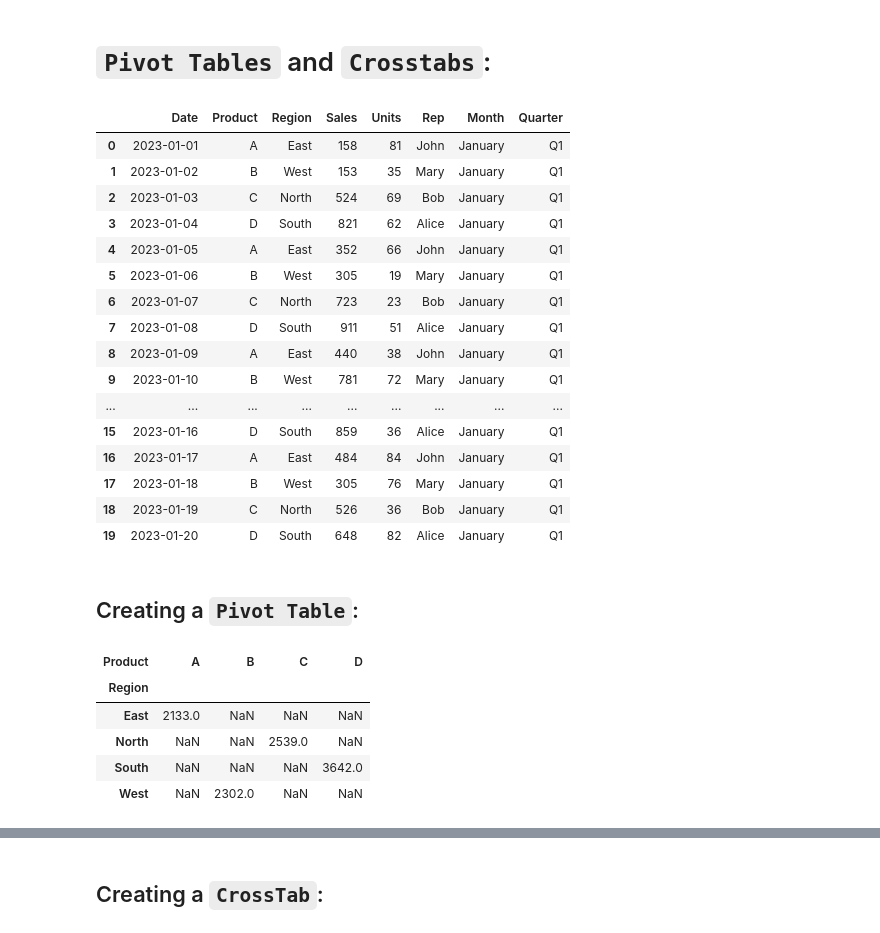
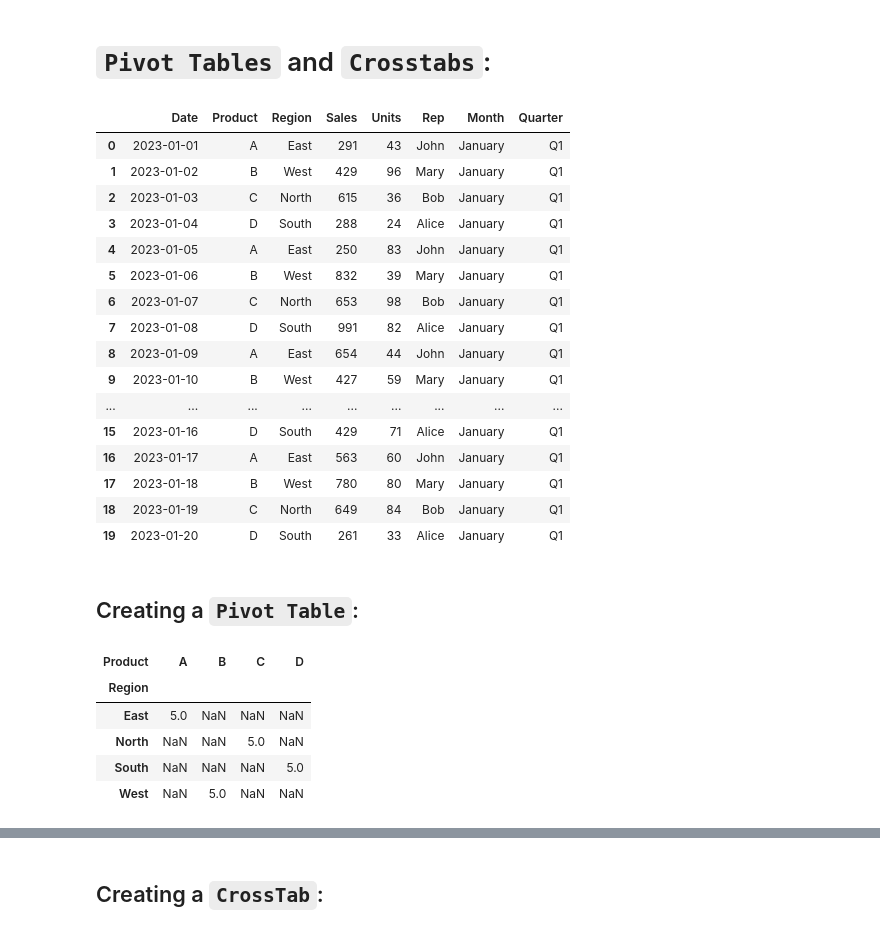
Before and after one commit to lazyaxe/Python, a Jupyter notebook: Pandas/PivotTables-CrossTabs.ipynb, the cells around one changed output, grey strips where cells are left out. Saved outputs shown, nothing was run; the diff lists cells and outputs as text; code cells hidden in the pictures.

Commit message:
Changes: 1. Re-ordered some snippets and some code changes 2. Added another code snippet in pivot table

```diff
--- a/Pandas/PivotTables-CrossTabs.ipynb
+++ b/Pandas/PivotTables-CrossTabs.ipynb
@@ -5,47 +5,46 @@ import numpy as np
 import pandas as pd
 # %%
 data = {
-    'Date': pd.date_range('2023-01-01', periods=20),#This will increment the date.
+    'Date': pd.date_range('2023-01-01', periods = 20),#This will increment the date.
     'Product': ['A', 'B', 'C', 'D'] * 5,#To repeat the values...
     'Region': ['East', 'West', 'North', 'South', 'East', 'West', 'North', 'South', 'East', 'West',
                'North', 'South', 'East', 'West', 'North', 'South', 'East', 'West', 'North', 'South'],
     'Sales': np.random.randint(100, 1000, 20),
     'Units': np.random.randint(10, 100, 20),
-    'Rep': ['John', 'Mary', 'Bob', 'Alice', 'John', 'Mary', 'Bob', 'Alice', 'John', 'Mary',
-            'Bob', 'Alice', 'John', 'Mary', 'Bob', 'Alice', 'John', 'Mary', 'Bob', 'Alice']
+    'Rep': ['John', 'Mary', 'Bob', 'Alice', 'John', 'Mary', 'Bob', 'Alice', 'John', 'Mary', 'Bob', 'Alice', 'John', 'Mary', 'Bob', 'Alice', 'John', 'Mary', 'Bob', 'Alice']
 }
 
 df = pd.DataFrame(data)
 
 df['Month'] = df['Date'].dt.month_name()
 df['Quarter'] = 'Q' + df['Date'].dt.quarter.astype(str)
 df
 # %% [output]
 |  | Date | Product | Region | Sales | Units | Rep | Month | Quarter |
-| 0 | 2023-01-01 | A | East | 158 | 81 | John | January | Q1 |
-| 1 | 2023-01-02 | B | West | 153 | 35 | Mary | January | Q1 |
-| 2 | 2023-01-03 | C | North | 524 | 69 | Bob | January | Q1 |
-| 3 | 2023-01-04 | D | South | 821 | 62 | Alice | January | Q1 |
-| 4 | 2023-01-05 | A | East | 352 | 66 | John | January | Q1 |
-| 5 | 2023-01-06 | B | West | 305 | 19 | Mary | January | Q1 |
-| 6 | 2023-01-07 | C | North | 723 | 23 | Bob | January | Q1 |
-| 7 | 2023-01-08 | D | South | 911 | 51 | Alice | January | Q1 |
-| 8 | 2023-01-09 | A | East | 440 | 38 | John | January | Q1 |
-| 9 | 2023-01-10 | B | West | 781 | 72 | Mary | January | Q1 |
+| 0 | 2023-01-01 | A | East | 291 | 43 | John | January | Q1 |
+| 1 | 2023-01-02 | B | West | 429 | 96 | Mary | January | Q1 |
+| 2 | 2023-01-03 | C | North | 615 | 36 | Bob | January | Q1 |
+| 3 | 2023-01-04 | D | South | 288 | 24 | Alice | January | Q1 |
+| 4 | 2023-01-05 | A | East | 250 | 83 | John | January | Q1 |
+| 5 | 2023-01-06 | B | West | 832 | 39 | Mary | January | Q1 |
+| 6 | 2023-01-07 | C | North | 653 | 98 | Bob | January | Q1 |
+| 7 | 2023-01-08 | D | South | 991 | 82 | Alice | January | Q1 |
+| 8 | 2023-01-09 | A | East | 654 | 44 | John | January | Q1 |
+| 9 | 2023-01-10 | B | West | 427 | 59 | Mary | January | Q1 |
 | ... | ... | ... | ... | ... | ... | ... | ... | ... |
-| 15 | 2023-01-16 | D | South | 859 | 36 | Alice | January | Q1 |
-| 16 | 2023-01-17 | A | East | 484 | 84 | John | January | Q1 |
-| 17 | 2023-01-18 | B | West | 305 | 76 | Mary | January | Q1 |
-| 18 | 2023-01-19 | C | North | 526 | 36 | Bob | January | Q1 |
-| 19 | 2023-01-20 | D | South | 648 | 82 | Alice | January | Q1 |
+| 15 | 2023-01-16 | D | South | 429 | 71 | Alice | January | Q1 |
+| 16 | 2023-01-17 | A | East | 563 | 60 | John | January | Q1 |
+| 17 | 2023-01-18 | B | West | 780 | 80 | Mary | January | Q1 |
+| 18 | 2023-01-19 | C | North | 649 | 84 | Bob | January | Q1 |
+| 19 | 2023-01-20 | D | South | 261 | 33 | Alice | January | Q1 |
 # %% [markdown]
 ## Creating a `Pivot Table`:
 # %%
-pd.pivot_table(data=df, index = 'Region', columns='Product', values = 'Sales', aggfunc='sum')
+pd.pivot_table(data = df, index = 'Region', columns = 'Product', values = 'Sales', aggfunc = 'count')
 # %% [output]
 | Product | A | B | C | D |
 | Region |  |  |  |  |
-| East | 2133.0 | NaN | NaN | NaN |
-| North | NaN | NaN | 2539.0 | NaN |
-| South | NaN | NaN | NaN | 3642.0 |
-| West | NaN | 2302.0 | NaN | NaN |
+| East | 5.0 | NaN | NaN | NaN |
+| North | NaN | NaN | 5.0 | NaN |
+| South | NaN | NaN | NaN | 5.0 |
+| West | NaN | 5.0 | NaN | NaN |
```
Also changed, not shown: parts of 4 cells of this notebook.
